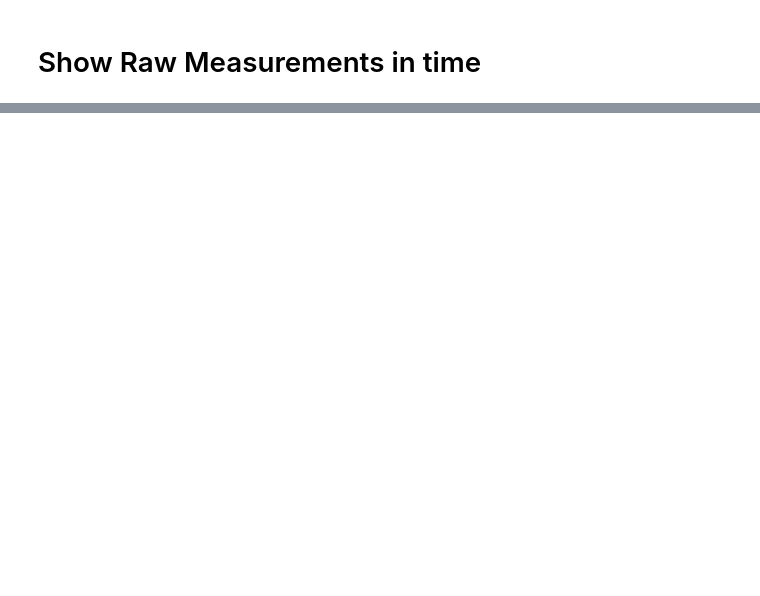
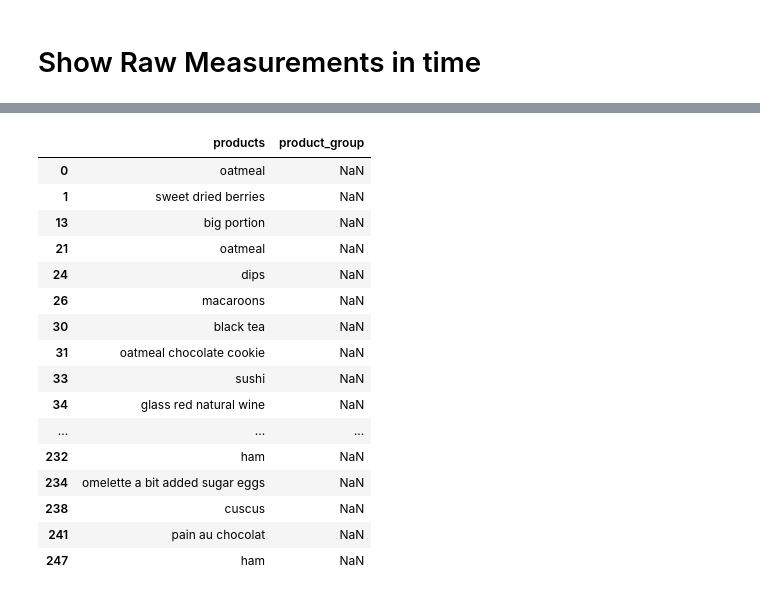
Before and after one commit to artamarkin/sugar-level, a Jupyter notebook: [1]-EDA.ipynb, the cells around one changed output, grey strips where cells are left out. Saved outputs shown, nothing was run; the diff lists cells and outputs as text; code cells hidden in the pictures; blank space fills up the shorter version.

```diff
--- a/[1]-EDA.ipynb
+++ b/[1]-EDA.ipynb
@@ -57,0 +169,52 @@ data.notes
+# %%
+product_groups = {
+    "activities": ["yoga", "walk"],
+    "feelings": ["hungry"],
+    "fruits": [
+        "pear",
+        "banana",
+        "mandarin",
+        "apple",
+        "orange",
+        "passion fruit",
+        "grapes",
+    ],
+    "hot drinks": ["coffee", "sencha", "gyokuro", "black tea"],
+    "salad": ["salad"],
+    "vegetables": ["tomato", "vegetables", "carrot"],
+    "cheese": ["cheese", "mozzarella"],
+    "bread": ["bread"],
+    "nuts": ["almonds"],
+    "fat food": ["fat", "yalla yalla"],
+}
+
+
+def assign_group(product: str, product_groups: dict = product_groups) -> str:
+    for group_name, group_products in product_groups.items():
+        for g in group_products:
+            if g in product:
+                return group_name
+    return float("NaN")
+
+
+all_notes["product_group"] = all_notes["products"].apply(assign_group)
+# %%
+all_notes[lambda d: all_notes["product_group"].isnull()]
+# %% [output]
+|  | products | product_group |
+| 0 | oatmeal | NaN |
+| 1 | sweet dried berries | NaN |
+| 13 | big portion | NaN |
+| 21 | oatmeal | NaN |
+| 24 | dips | NaN |
+| 26 | macaroons | NaN |
+| 30 | black tea | NaN |
+| 31 | oatmeal chocolate cookie | NaN |
+| 33 | sushi | NaN |
+| 34 | glass red natural wine | NaN |
+| ... | ... | ... |
+| 232 | ham | NaN |
+| 234 | omelette a bit added sugar eggs | NaN |
+| 238 | cuscus | NaN |
+| 241 | pain au chocolat | NaN |
+| 247 | ham | NaN |
```
Also changed, not shown: parts of 10 cells of this notebook, 1 other file.
